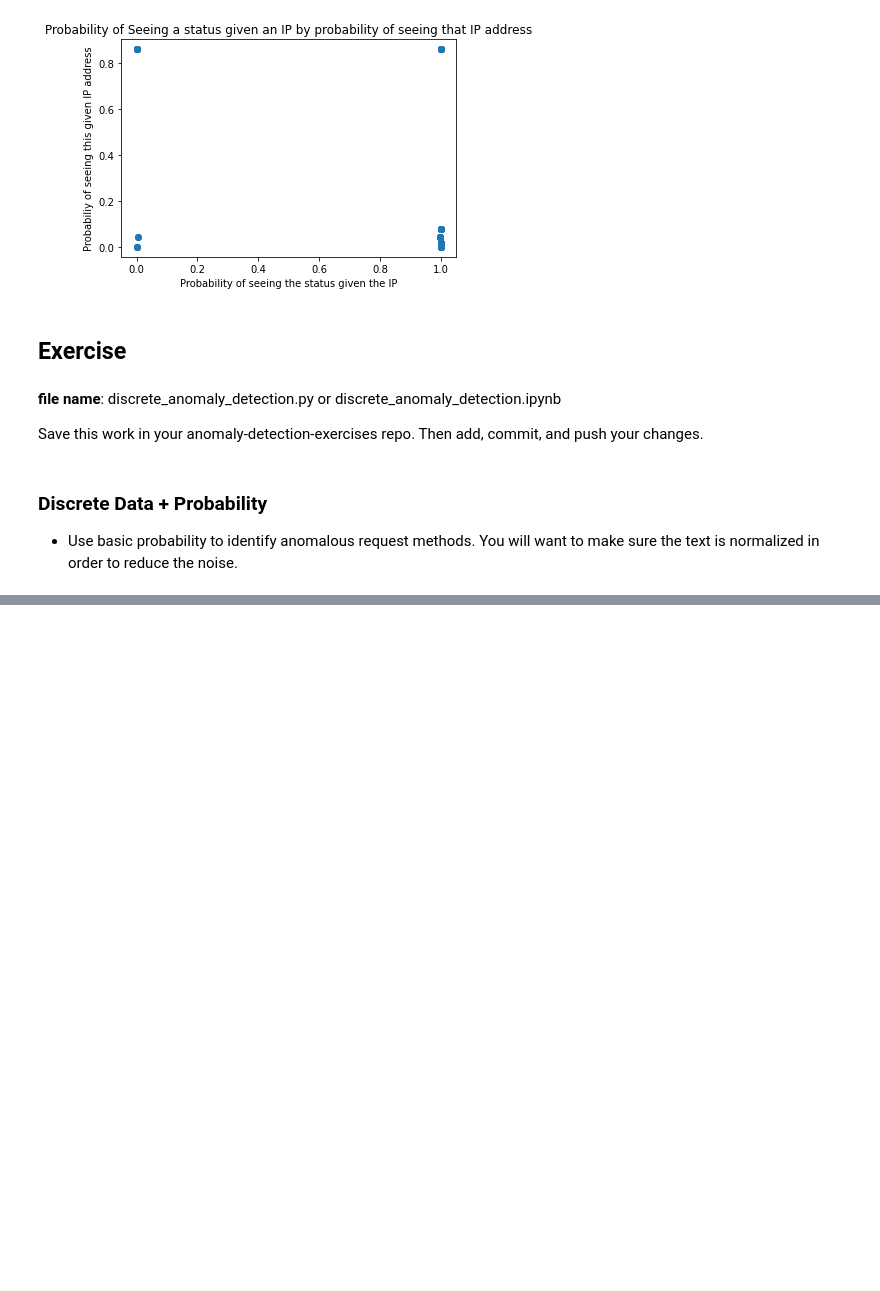
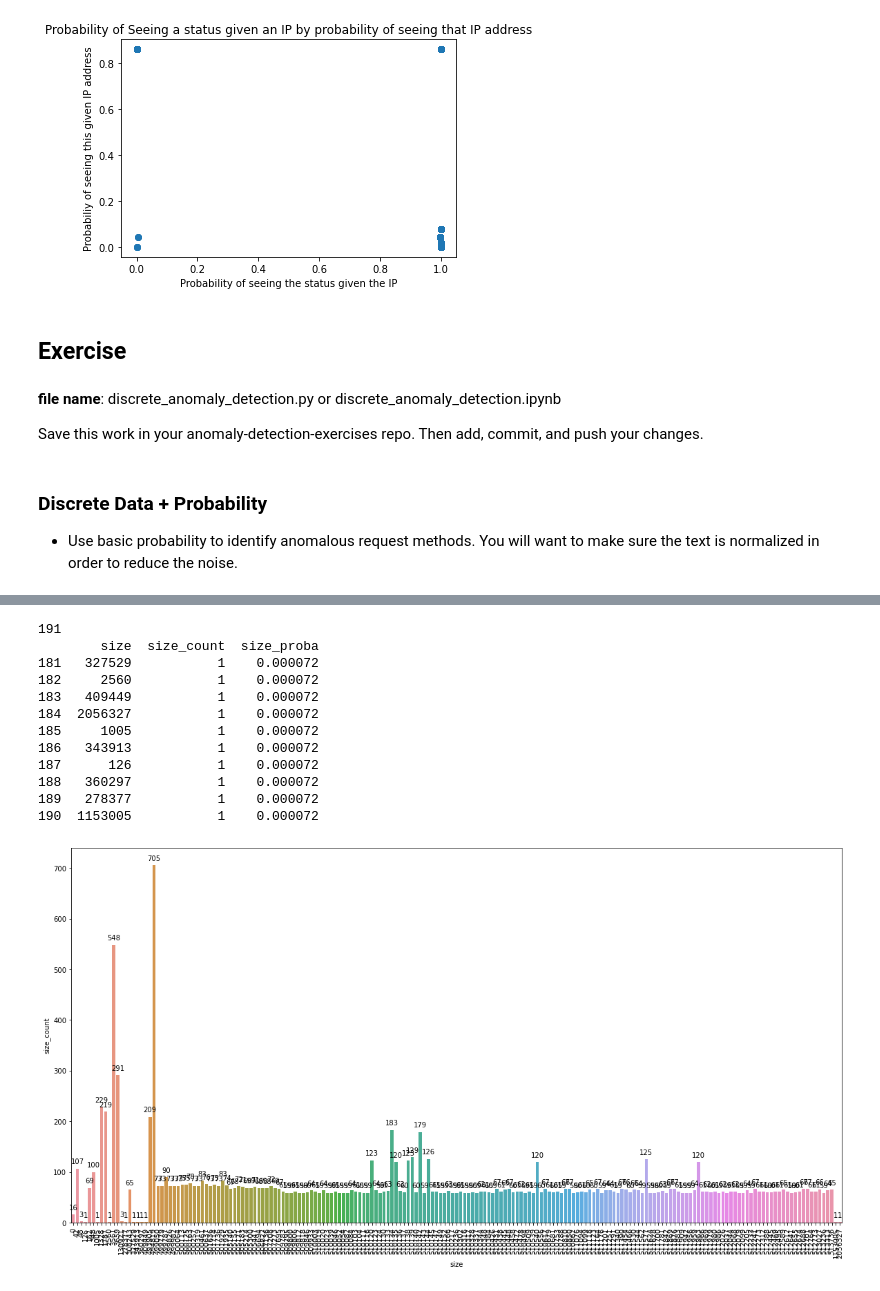
Before and after one commit to gilbert-noriega-ii/anomaly-detection-exercises, a Jupyter notebook: discrete_anomaly_detection.ipynb, the cells around one changed output, grey strips where cells are left out. Saved outputs shown, nothing was run; the diff lists cells and outputs as text; code cells hidden in the pictures; blank space fills up the shorter version.

```diff
--- a/discrete_anomaly_detection.ipynb
+++ b/discrete_anomaly_detection.ipynb
@@ -379,3 +379,11 @@ Save this work in your anomaly-detection-exercises repo. Then add, commit, and p
 # %% [markdown]
 ### Discrete Data + Probability
 - Use basic probability to identify anomalous request methods. You will want to make sure the text is normalized in order to reduce the noise.
+# %%
+size_df = pd.DataFrame(df['size'].value_counts(dropna=False)).reset_index().\
+                rename(index=str, columns={'index': 'size', 'size': 'size_count'})
+# %%
+size_df2 = pd.DataFrame(df['size'].value_counts(dropna=False)/df['size'].count()).reset_index().\
+                rename(index=str, columns={'index': 'size', 'size': 'size_proba'})
+# %%
+size_df = size_df.merge(size_df2)
@@ -381,0 +416,28 @@ Save this work in your anomaly-detection-exercises repo. Then add, commit, and p
+# %%
+print(len(size_df))
+
+print(size_df.tail(10))
+
+plt.figure(figsize=(20, 10))
+splot = sns.barplot(data=size_df, x = 'size', y = 'size_count', ci = None)
+for p in splot.patches:
+    splot.annotate(format(p.get_height(), '.0f'),
+                   (p.get_x() + p.get_width() / 2., p.get_height()),
+                   ha = 'center', va = 'center', xytext = (0, 10),
+                   textcoords = 'offset points'
+                   )
+    plt.xticks(rotation='vertical')
+# %% [output]
+191
+        size  size_count  size_proba
+181   327529           1    0.000072
+182     2560           1    0.000072
+183   409449           1    0.000072
+184  2056327           1    0.000072
+185     1005           1    0.000072
+186   343913           1    0.000072
+187      126           1    0.000072
+188   360297           1    0.000072
+189   278377           1    0.000072
+190  1153005           1    0.000072
+[figure, added]
```
Also changed, not shown: parts of 13 cells of this notebook.
